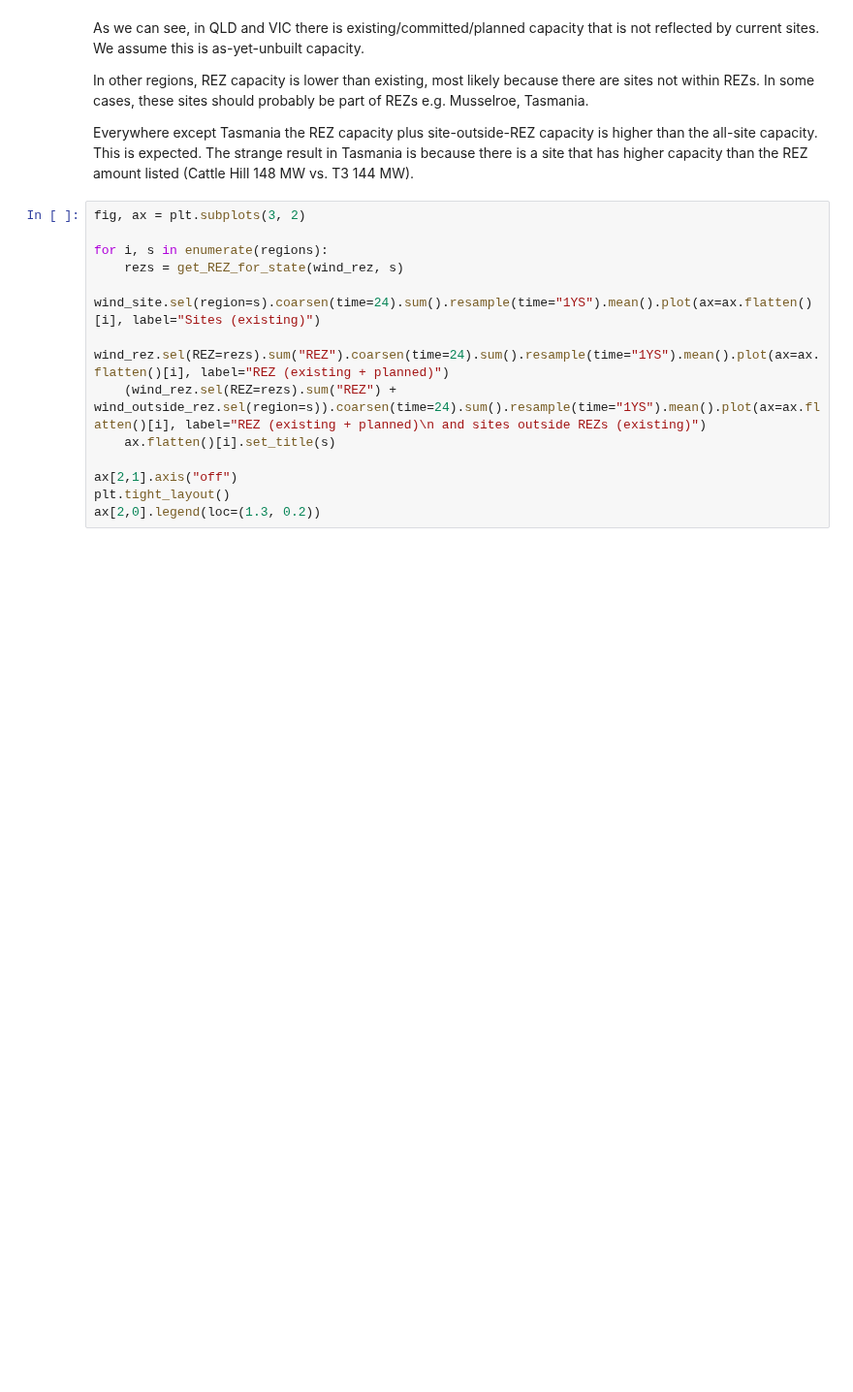
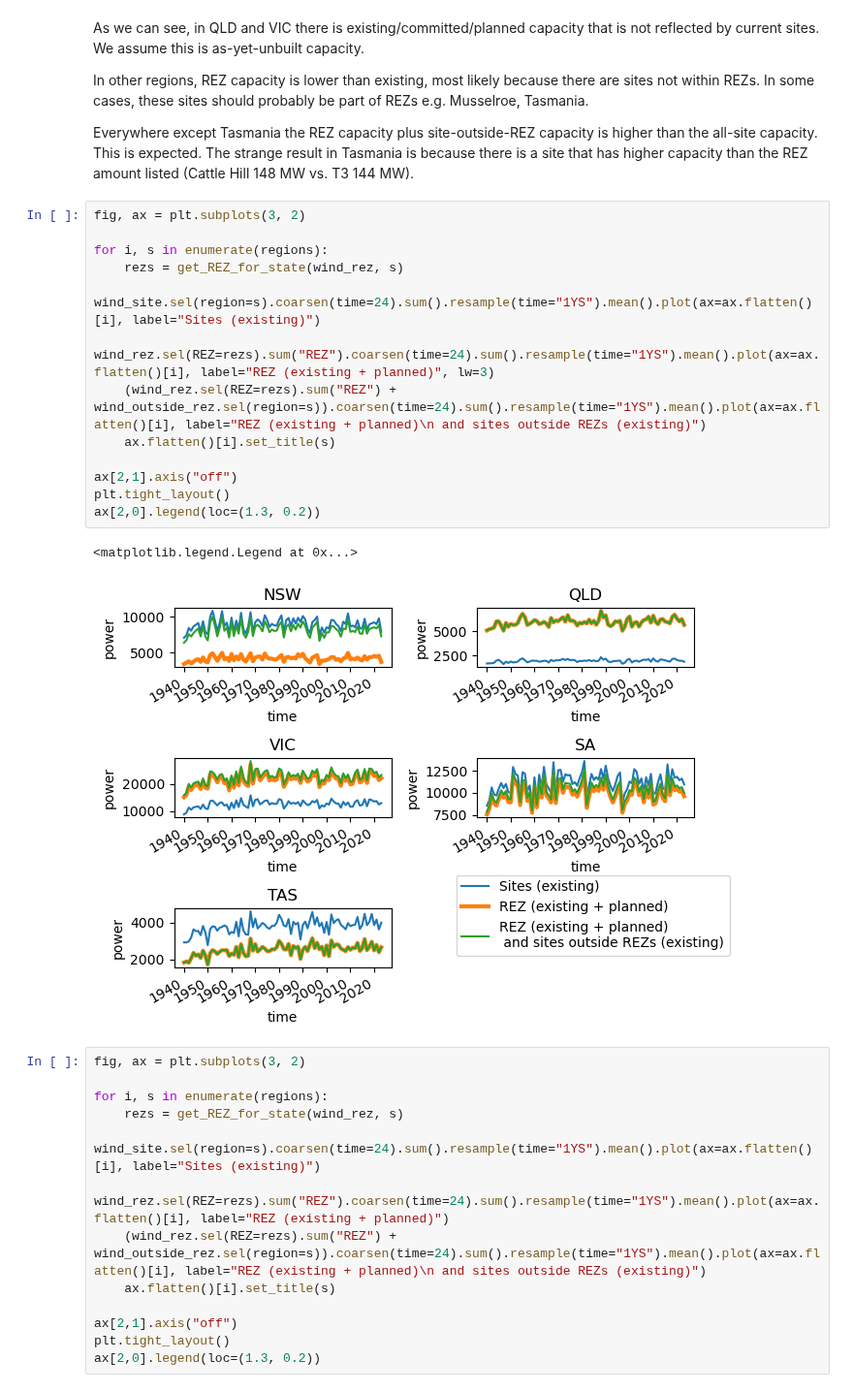
Before and after one commit to dougrichardson/power_models, a Jupyter notebook: 8_compare_power.ipynb, the cells around one changed output. Shown at 97% size. Saved outputs shown, nothing was run; the diff lists cells and outputs as text; blank space fills up the shorter version.

```diff
--- a/8_compare_power.ipynb
+++ b/8_compare_power.ipynb
@@ -335,6 +338,22 @@ As we can see, in QLD and VIC there is existing/committed/planned capacity that
 In other regions, REZ capacity is lower than existing, most likely because there are sites not within REZs. In some cases, these sites should probably be part of REZs e.g. Musselroe, Tasmania.
 
 Everywhere except Tasmania the REZ capacity plus site-outside-REZ capacity is higher than the all-site capacity. This is expected. The strange result in Tasmania is because there is a site that has higher capacity than the REZ amount listed (Cattle Hill 148 MW vs. T3 144 MW).
+# %%
+fig, ax = plt.subplots(3, 2)
+
+for i, s in enumerate(regions):
+    rezs = get_REZ_for_state(wind_rez, s)
+    wind_site.sel(region=s).coarsen(time=24).sum().resample(time="1YS").mean().plot(ax=ax.flatten()[i], label="Sites (existing)")
+    wind_rez.sel(REZ=rezs).sum("REZ").coarsen(time=24).sum().resample(time="1YS").mean().plot(ax=ax.flatten()[i], label="REZ (existing + planned)", lw=3)
+    (wind_rez.sel(REZ=rezs).sum("REZ") + wind_outside_rez.sel(region=s)).coarsen(time=24).sum().resample(time="1YS").mean().plot(ax=ax.flatten()[i], label="REZ (existing + planned)\n and sites outside REZs (existing)")
+    ax.flatten()[i].set_title(s)
+
+ax[2,1].axis("off")
+plt.tight_layout()
+ax[2,0].legend(loc=(1.3, 0.2))
+# %% [output]
+<matplotlib.legend.Legend at 0x...>
+[figure, added]
 # %%
 fig, ax = plt.subplots(3, 2)
 
```
Also changed, not shown: parts of 6 cells of this notebook.
